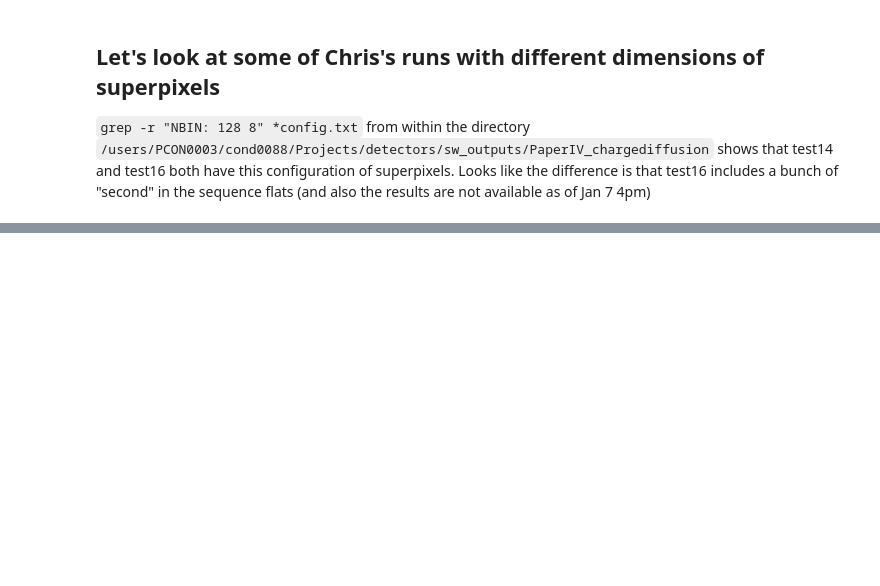
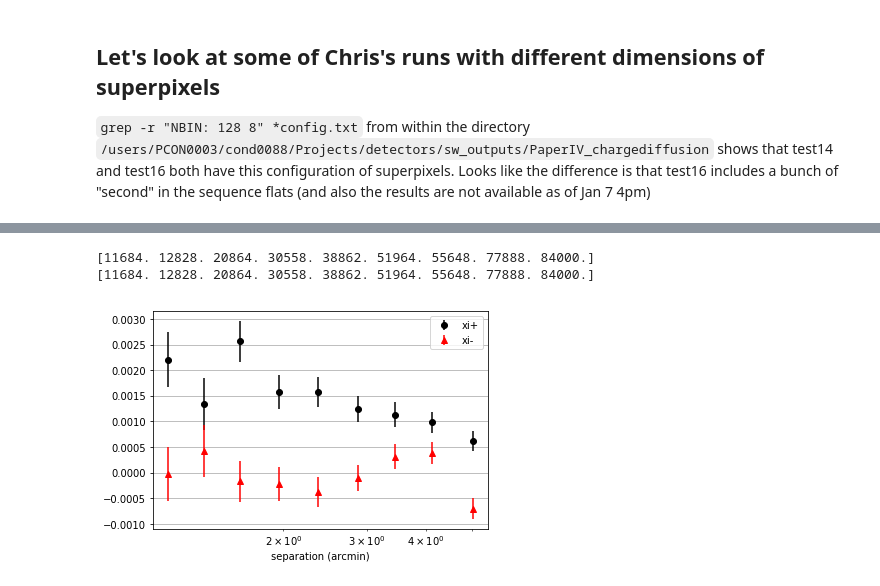
Before and after one commit to hirata10/solid-waffle, a Jupyter notebook: notebooks/plotting_tests.ipynb, the cells around one changed output, grey strips where cells are left out. Cells and saved outputs as stored; diff of their text form; code cells hidden in the pictures; blank space fills up the shorter version.

Commit message:
ran treecorr over ellipticities and described in notebook

```diff
--- a/notebooks/plotting_tests.ipynb
+++ b/notebooks/plotting_tests.ipynb
@@ -223,0 +227,49 @@ plt.plot(cyy.mean(axis=0))
+# %%
+import treecorr
+import numpy as np
+
+# Read in e1, e2 from file Jahmour made
+file = open('ellip_data_chris_20829vis_fid1_32x32.dat')
+a = np.genfromtxt(file,delimiter=' ', dtype = 'str')
+
+file.close()
+a = np.char.strip(a, '[')
+a = np.char.strip(a, ']')
+a = np.char.strip(a, ',').astype(float)
+e1 = a[:,0].copy()
+e2 = a[:,1].copy()
+x = a[:,3].copy() # Check which is x and which is y
+y = a[:,4].copy()
+# WFI detector pixel scale in arcseconds/pixel is 0.11, so one superpixel (32x32) is ~14 arcsec across
+x *= 0.11*128  # units from arcsec/superpixel to obtain x in arcsec
+y *= 0.11*128
+# %%
+import matplotlib.pyplot as plt
+# Set up and compute correlations with treecorr
+cat = treecorr.Catalog(ra=x, dec=y, ra_units='arcsec', dec_units='arcsec', g1=e1, g2=e2)
+# Remember that a single detector is about 7.5 arcmin on a side, so this sets a maximum scale
+gg = treecorr.GGCorrelation(min_sep=1., max_sep=5.5, bin_size=0.2,sep_units='arcmin')
+gg.process(cat)
+xip = gg.xip  # The xi_plus correlation function
+xim = gg.xim
+err_xip = np.sqrt(gg.varxip)
+err_xim = np.sqrt(gg.varxim)
+npairs = gg.npairs
+wt = gg.weight # There were no weights, so this will be the same as npairs
+r = np.exp(gg.meanlogr)
+print(npairs)
+print(wt)
+
+# Plotting
+plt.errorbar(meanlogr, xip, yerr=err_xip, fmt='ko', label='xi+')
+plt.errorbar(meanlogr, xim, yerr=err_xim, fmt='r^', label='xi-')
+plt.xlabel('separation (arcmin)')
+plt.xscale('log')
+plt.legend()
+plt.grid()
+plt.show()
+# This high amplitude might be a function of how the ellipticities were calculated from the covariance
+# %% [output]
+[11684. 12828. 20864. 30558. 38862. 51964. 55648. 77888. 84000.]
+[11684. 12828. 20864. 30558. 38862. 51964. 55648. 77888. 84000.]
+[figure, added]
```
Also changed, not shown: parts of 4 cells of this notebook.
